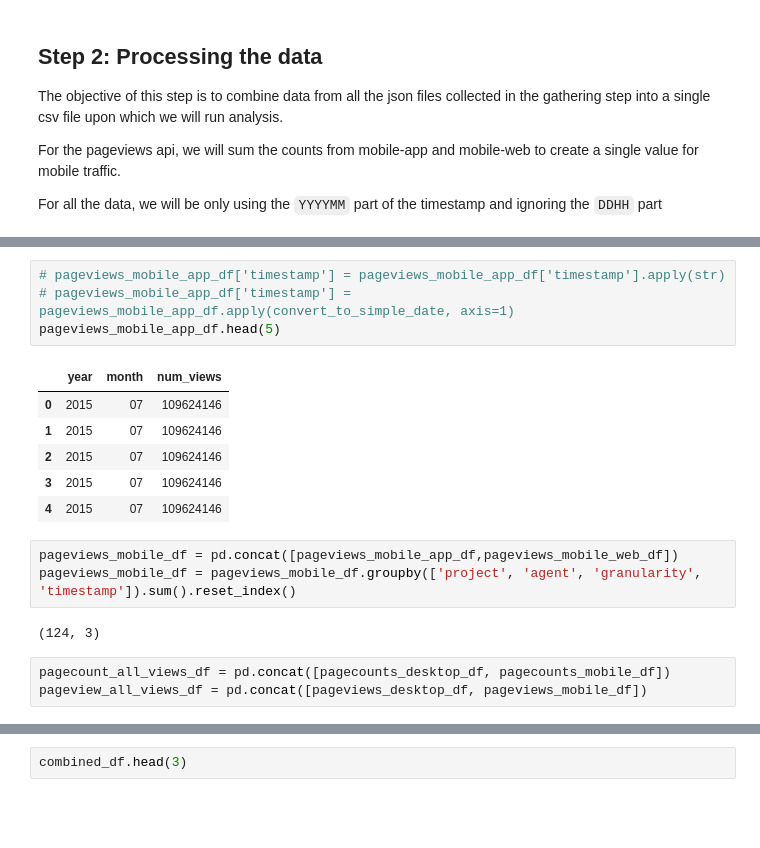
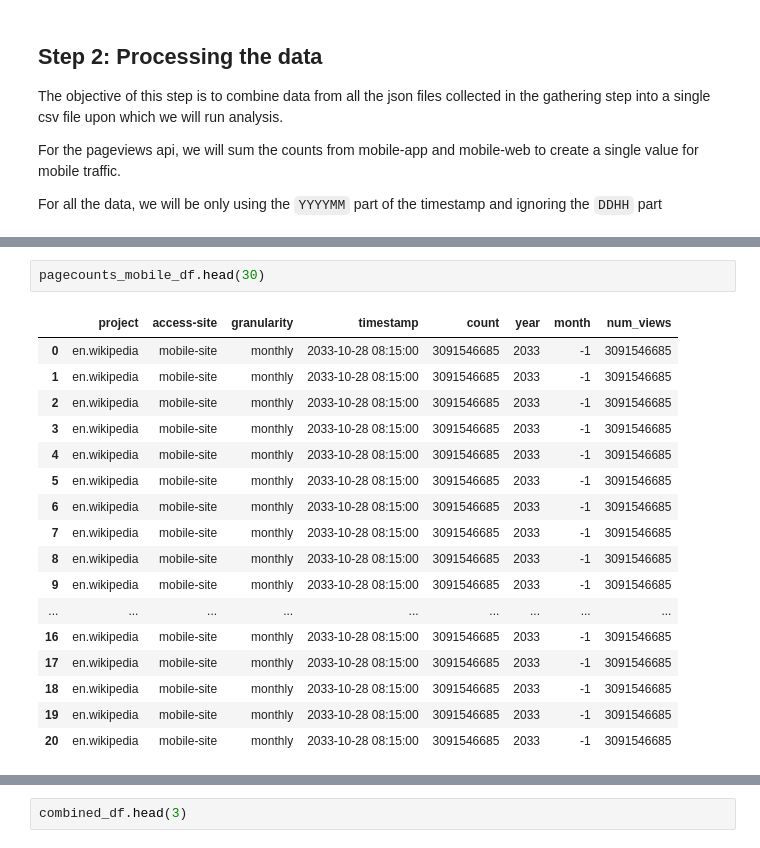
Before and after one commit to vikrantb/data-512, a Jupyter notebook: data-512-a1/wikipedia-analysis.ipynb, the cells around one changed output, grey strips where cells are left out. Cells and saved outputs as stored; diff of their text form; blank space fills up the shorter version.

```diff
--- a/data-512-a1/wikipedia-analysis.ipynb
+++ b/data-512-a1/wikipedia-analysis.ipynb
@@ -157,19 +188,20 @@ pageviews_mobile_web_df = get_wiki_df(pageviews_mobile_web_fp)
-# %%
-# pageviews_mobile_app_df['timestamp'] = pageviews_mobile_app_df['timestamp'].apply(str)
-# pageviews_mobile_app_df['timestamp'] = pageviews_mobile_app_df.apply(convert_to_simple_date, axis=1)
-pageviews_mobile_app_df.head(5)
-# %% [output]
-|  | year | month | num_views |
-| 0 | 2015 | 07 | 109624146 |
-| 1 | 2015 | 07 | 109624146 |
-| 2 | 2015 | 07 | 109624146 |
-| 3 | 2015 | 07 | 109624146 |
-| 4 | 2015 | 07 | 109624146 |
-# %%
-pageviews_mobile_df = pd.concat([pageviews_mobile_app_df,pageviews_mobile_web_df])
-pageviews_mobile_df = pageviews_mobile_df.groupby(['project', 'agent', 'granularity', 'timestamp']).sum().reset_index()
-# %% [output]
-(124, 3)
-# %%
-pagecount_all_views_df = pd.concat([pagecounts_desktop_df, pagecounts_mobile_df])
-pageview_all_views_df = pd.concat([pageviews_desktop_df, pageviews_mobile_df])
+# %%
+pagecounts_mobile_df.head(30)
+# %% [output]
+|  | project | access-site | granularity | timestamp | count | year | month | num_views |
+| 0 | en.wikipedia | mobile-site | monthly | 2033-10-28 08:15:00 | 3091546685 | 2033 | -1 | 3091546685 |
+| 1 | en.wikipedia | mobile-site | monthly | 2033-10-28 08:15:00 | 3091546685 | 2033 | -1 | 3091546685 |
+| 2 | en.wikipedia | mobile-site | monthly | 2033-10-28 08:15:00 | 3091546685 | 2033 | -1 | 3091546685 |
+| 3 | en.wikipedia | mobile-site | monthly | 2033-10-28 08:15:00 | 3091546685 | 2033 | -1 | 3091546685 |
+| 4 | en.wikipedia | mobile-site | monthly | 2033-10-28 08:15:00 | 3091546685 | 2033 | -1 | 3091546685 |
+| 5 | en.wikipedia | mobile-site | monthly | 2033-10-28 08:15:00 | 3091546685 | 2033 | -1 | 3091546685 |
+| 6 | en.wikipedia | mobile-site | monthly | 2033-10-28 08:15:00 | 3091546685 | 2033 | -1 | 3091546685 |
+| 7 | en.wikipedia | mobile-site | monthly | 2033-10-28 08:15:00 | 3091546685 | 2033 | -1 | 3091546685 |
+| 8 | en.wikipedia | mobile-site | monthly | 2033-10-28 08:15:00 | 3091546685 | 2033 | -1 | 3091546685 |
+| 9 | en.wikipedia | mobile-site | monthly | 2033-10-28 08:15:00 | 3091546685 | 2033 | -1 | 3091546685 |
+| ... | ... | ... | ... | ... | ... | ... | ... | ... |
+| 16 | en.wikipedia | mobile-site | monthly | 2033-10-28 08:15:00 | 3091546685 | 2033 | -1 | 3091546685 |
+| 17 | en.wikipedia | mobile-site | monthly | 2033-10-28 08:15:00 | 3091546685 | 2033 | -1 | 3091546685 |
+| 18 | en.wikipedia | mobile-site | monthly | 2033-10-28 08:15:00 | 3091546685 | 2033 | -1 | 3091546685 |
+| 19 | en.wikipedia | mobile-site | monthly | 2033-10-28 08:15:00 | 3091546685 | 2033 | -1 | 3091546685 |
+| 20 | en.wikipedia | mobile-site | monthly | 2033-10-28 08:15:00 | 3091546685 | 2033 | -1 | 3091546685 |
```
Also changed, not shown: parts of 7 cells of this notebook.
